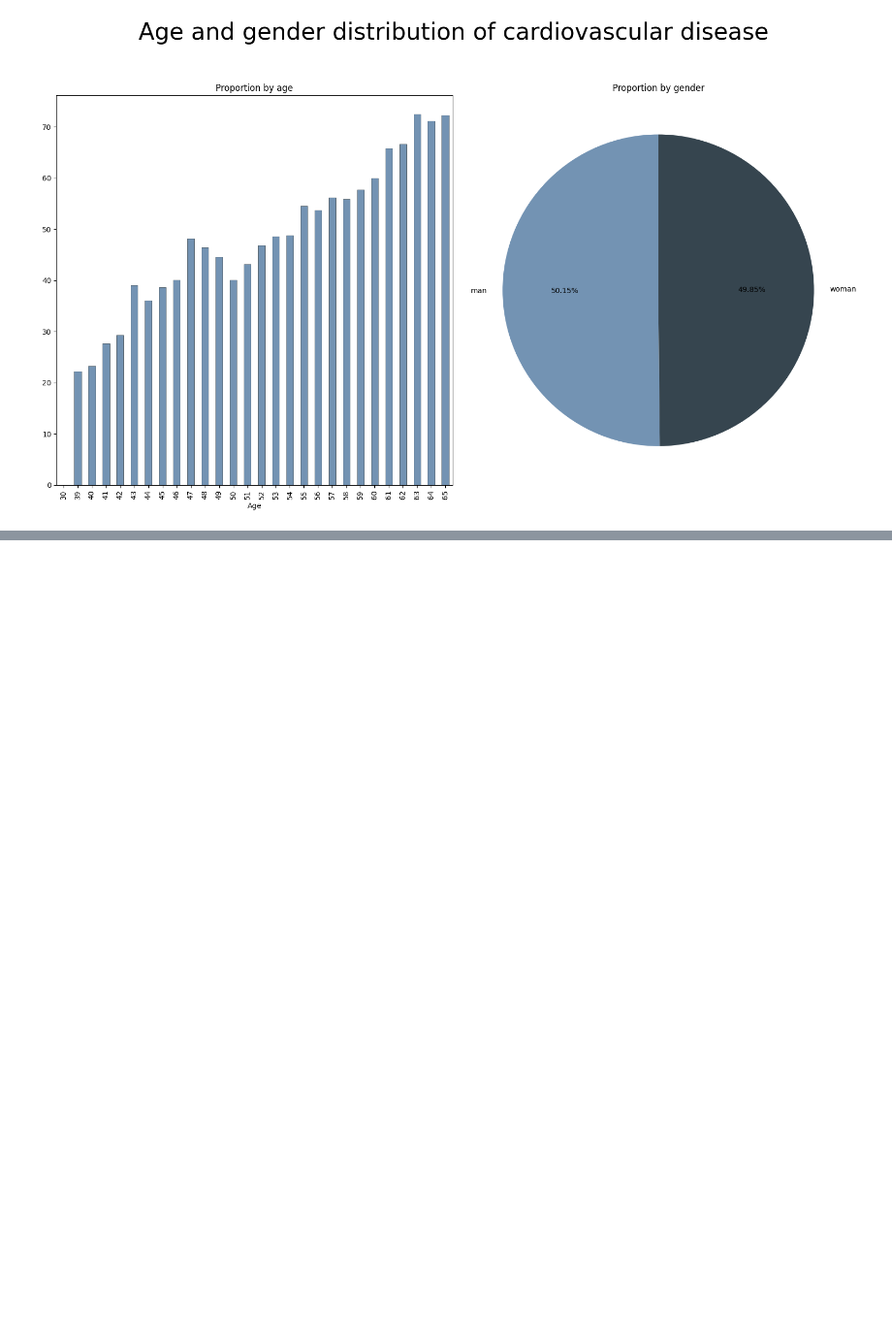
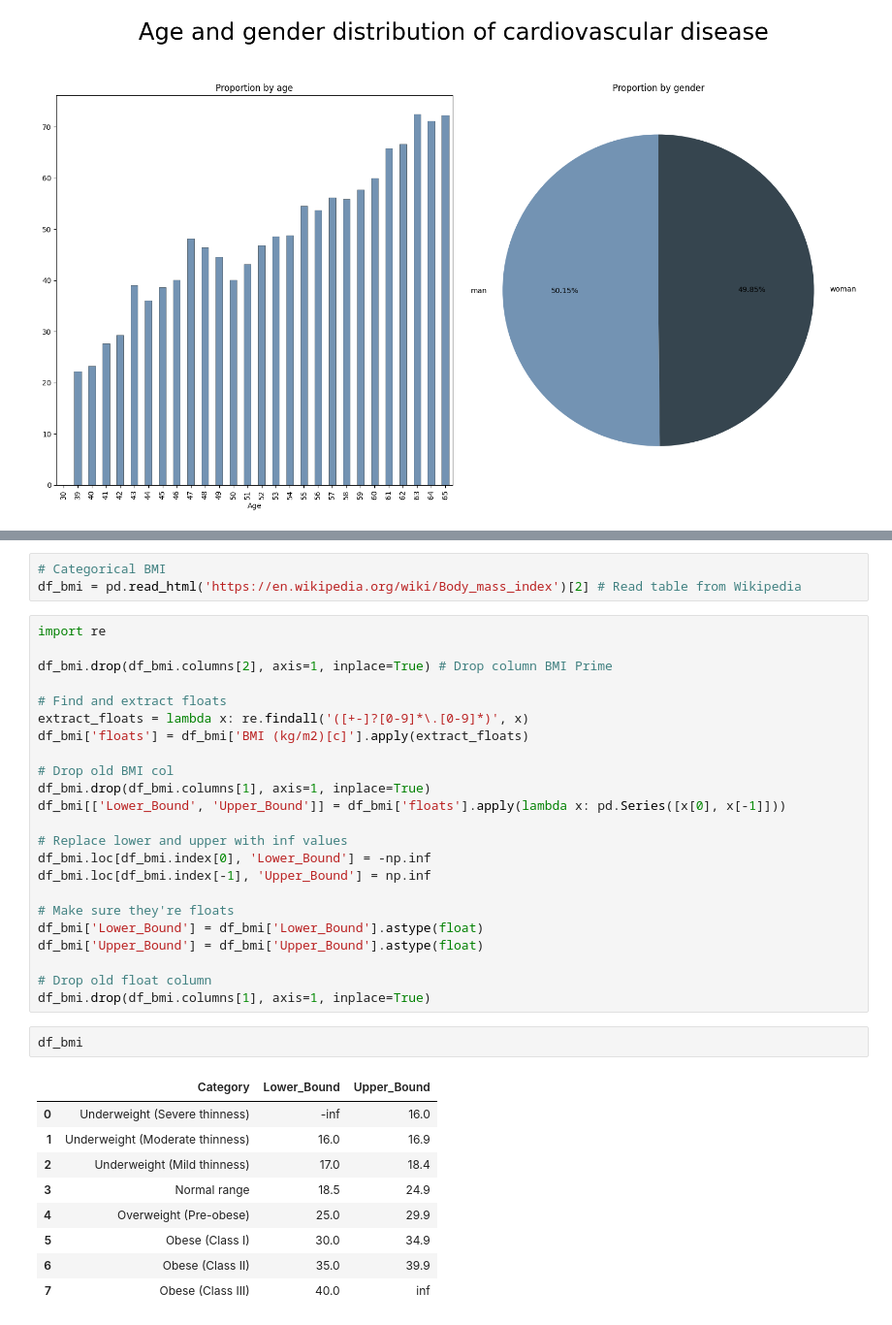
Before and after one commit to wlinds/ITHS-AI22-ML, a Jupyter notebook: Labb/disease-prediction.ipynb, the cells around one changed output, grey strips where cells are left out. Shown at 97% size. Saved outputs shown, nothing was run; the diff lists cells and outputs as text; blank space fills up the shorter version.

Commit message:
scrape BMI table from wikipedia

```diff
--- a/Labb/disease-prediction.ipynb
+++ b/Labb/disease-prediction.ipynb
@@ -388,0 +399,38 @@ plt.show()
+# %%
+# Categorical BMI
+df_bmi = pd.read_html('https://en.wikipedia.org/wiki/Body_mass_index')[2] # Read table from Wikipedia
+# %%
+import re
+
+df_bmi.drop(df_bmi.columns[2], axis=1, inplace=True) # Drop column BMI Prime
+
+# Find and extract floats
+extract_floats = lambda x: re.findall('([+-]?[0-9]*\.[0-9]*)', x)
+df_bmi['floats'] = df_bmi['BMI (kg/m2)[c]'].apply(extract_floats)
+
+# Drop old BMI col
+df_bmi.drop(df_bmi.columns[1], axis=1, inplace=True)
+df_bmi[['Lower_Bound', 'Upper_Bound']] = df_bmi['floats'].apply(lambda x: pd.Series([x[0], x[-1]]))
+
+# Replace lower and upper with inf values
+df_bmi.loc[df_bmi.index[0], 'Lower_Bound'] = -np.inf
+df_bmi.loc[df_bmi.index[-1], 'Upper_Bound'] = np.inf
+
+# Make sure they're floats
+df_bmi['Lower_Bound'] = df_bmi['Lower_Bound'].astype(float)
+df_bmi['Upper_Bound'] = df_bmi['Upper_Bound'].astype(float)
+
+# Drop old float column
+df_bmi.drop(df_bmi.columns[1], axis=1, inplace=True)
+# %%
+df_bmi
+# %% [output]
+|  | Category | Lower_Bound | Upper_Bound |
+| 0 | Underweight (Severe thinness) | -inf | 16.0 |
+| 1 | Underweight (Moderate thinness) | 16.0 | 16.9 |
+| 2 | Underweight (Mild thinness) | 17.0 | 18.4 |
+| 3 | Normal range | 18.5 | 24.9 |
+| 4 | Overweight (Pre-obese) | 25.0 | 29.9 |
+| 5 | Obese (Class I) | 30.0 | 34.9 |
+| 6 | Obese (Class II) | 35.0 | 39.9 |
+| 7 | Obese (Class III) | 40.0 | inf |
```
Also changed, not shown: parts of 6 cells of this notebook.
